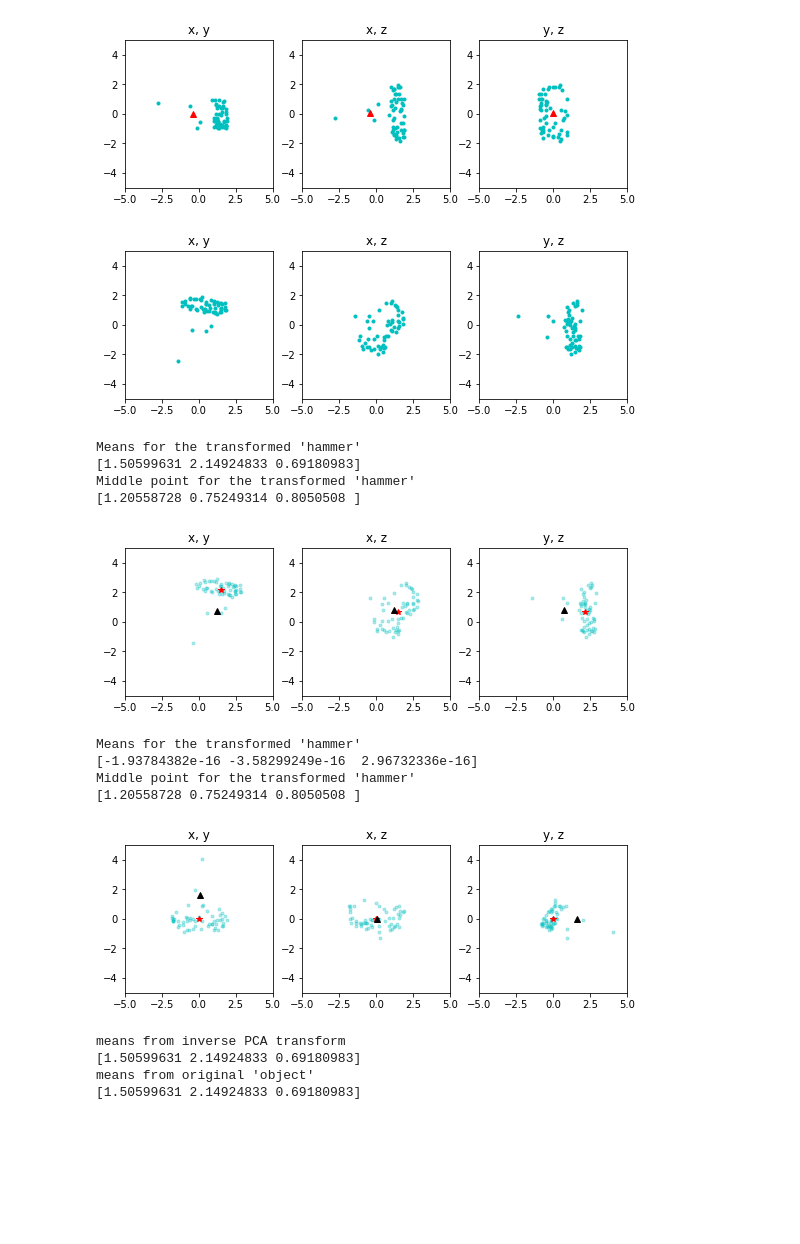
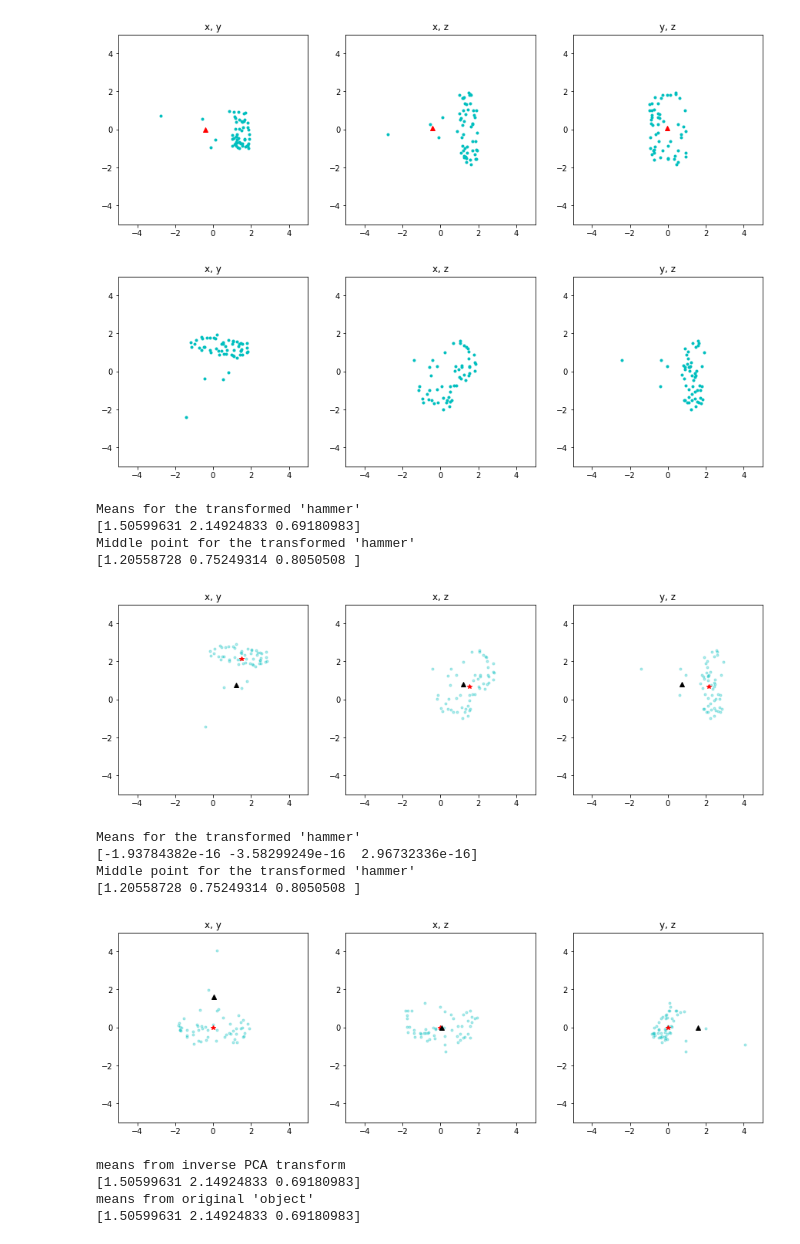
Before and after one commit to chanokin/spike_conv_nets, a Jupyter notebook: pca_mean_test.ipynb, the cells around one changed output. Saved outputs shown, nothing was run; the diff lists cells and outputs as text; code cells hidden in the pictures; blank space fills up the shorter version.

```diff
--- a/pca_mean_test.ipynb
+++ b/pca_mean_test.ipynb
@@ -22,28 +22,28 @@ def generate_points(n_handle=10, n_head=100, seed=13):
 # %%
 hammer = generate_points(5, 50)
 min_hammer = np.min(hammer, axis=0)
 max_hammer = np.max(hammer, axis=0)
 mid_hammer = min_hammer + (max_hammer - min_hammer) * 0.5
 
-fw = 3.
+fw = 5.
 plot_lim = 5
 order = [[0, 1, 'x, y'],
          [0, 2, 'x, z'],
          [1, 2, 'y, z']]
 
 fig = plt.figure(figsize=(fw*3, fw*1))
 for p in range(3):
     ax = plt.subplot(1, 3, p+1)
     ax.set_title(order[p][2])
     ax.plot(hammer[:, order[p][0]], hammer[:, order[p][1]], 'c.')
     ax.plot(mid_hammer[order[p][0]], mid_hammer[order[p][1]], 'r^')
     ax.set_xlim(-plot_lim, plot_lim)
     ax.set_ylim(-plot_lim, plot_lim)
     ax.set_aspect('equal', 'box')
 
 plt.show()
 # %% [output]
-[figure, old version]
+[figure, new version]
 # %%
 # ROTATE
 r = R.from_euler('xyz', [30, 10, 75], degrees=True)
@@ -61,7 +61,7 @@ for p in range(3):
 
 plt.show()
 # %% [output]
-[figure, old version]
+[figure, new version]
 # %%
 hammer_rot_trans = hammer_rotated + 1.0
 print("Means for the transformed 'hammer'")
@@ -97,7 +97,7 @@ Means for the transformed 'hammer'
 [1.50599631 2.14924833 0.69180983]
 Middle point for the transformed 'hammer'
 [1.20558728 0.75249314 0.8050508 ]
-[figure, old version]
+[figure, new version]
 # %%
 
 pca = PCA(3)
@@ -135,7 +135,7 @@ Means for the transformed 'hammer'
 [-1.93784382e-16 -3.58299249e-16  2.96732336e-16]
 Middle point for the transformed 'hammer'
 [1.20558728 0.75249314 0.8050508 ]
-[figure, old version]
+[figure, new version]
 # %%
 recons_means_pca = pca.inverse_transform(means_pca)
 print("means from inverse PCA transform")
```
